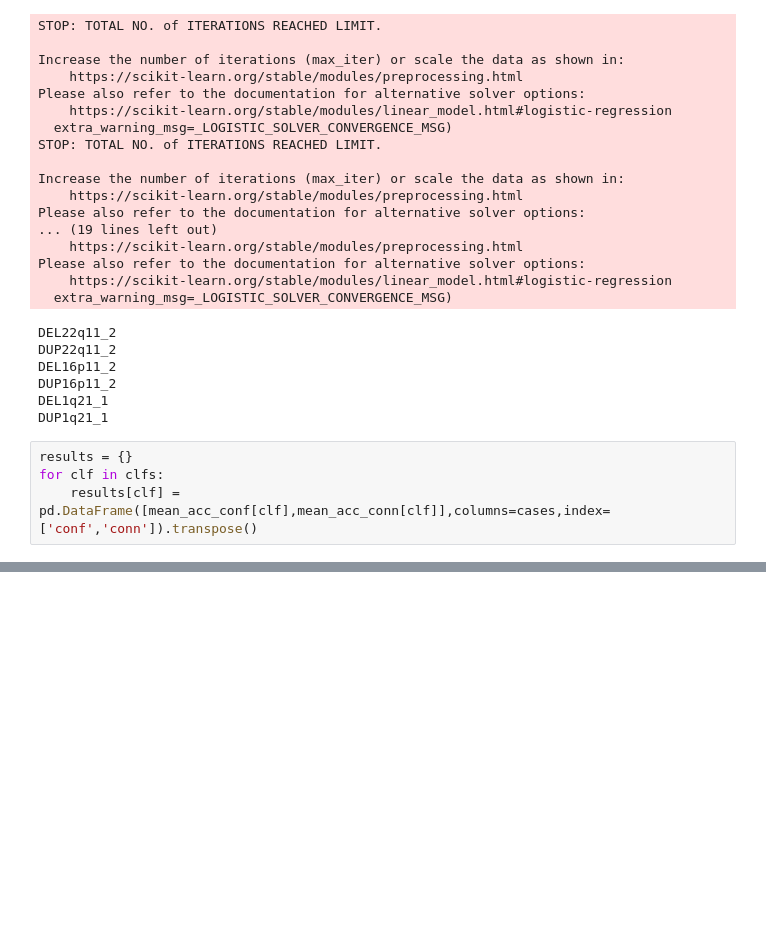
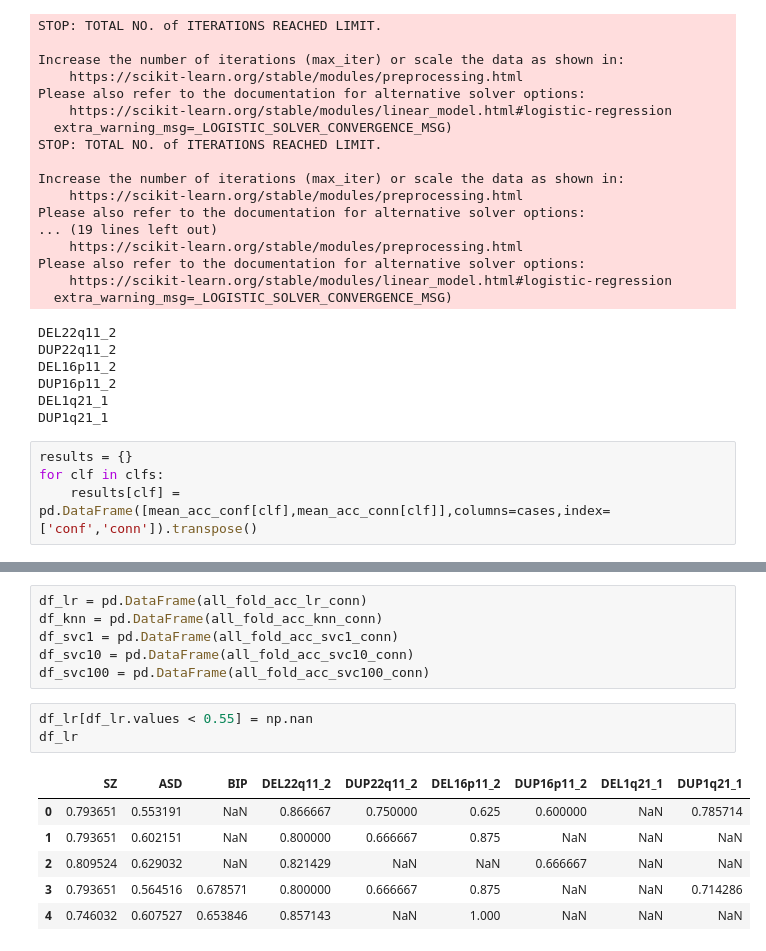
Before and after one commit to harveyaa/neuropsych_mtl, a Jupyter notebook: ML/benchmark2.ipynb, the cells around one changed output, grey strips where cells are left out. Cells and saved outputs as stored; diff of their text form; blank space fills up the shorter version.

```diff
--- a/ML/benchmark2.ipynb
+++ b/ML/benchmark2.ipynb
@@ -247,0 +262,16 @@ for j,case in enumerate(cases):
+# %%
+df_lr = pd.DataFrame(all_fold_acc_lr_conn)
+df_knn = pd.DataFrame(all_fold_acc_knn_conn)
+df_svc1 = pd.DataFrame(all_fold_acc_svc1_conn)
+df_svc10 = pd.DataFrame(all_fold_acc_svc10_conn)
+df_svc100 = pd.DataFrame(all_fold_acc_svc100_conn)
+# %%
+df_lr[df_lr.values < 0.55] = np.nan
+df_lr
+# %% [output]
+|  | SZ | ASD | BIP | DEL22q11_2 | DUP22q11_2 | DEL16p11_2 | DUP16p11_2 | DEL1q21_1 | DUP1q21_1 |
+| 0 | 0.793651 | 0.553191 | NaN | 0.866667 | 0.750000 | 0.625 | 0.600000 | NaN | 0.785714 |
+| 1 | 0.793651 | 0.602151 | NaN | 0.800000 | 0.666667 | 0.875 | NaN | NaN | NaN |
+| 2 | 0.809524 | 0.629032 | NaN | 0.821429 | NaN | NaN | 0.666667 | NaN | NaN |
+| 3 | 0.793651 | 0.564516 | 0.678571 | 0.800000 | 0.666667 | 0.875 | NaN | NaN | 0.714286 |
+| 4 | 0.746032 | 0.607527 | 0.653846 | 0.857143 | NaN | 1.000 | NaN | NaN | NaN |
```
Also changed, not shown: parts of 7 cells of this notebook.
